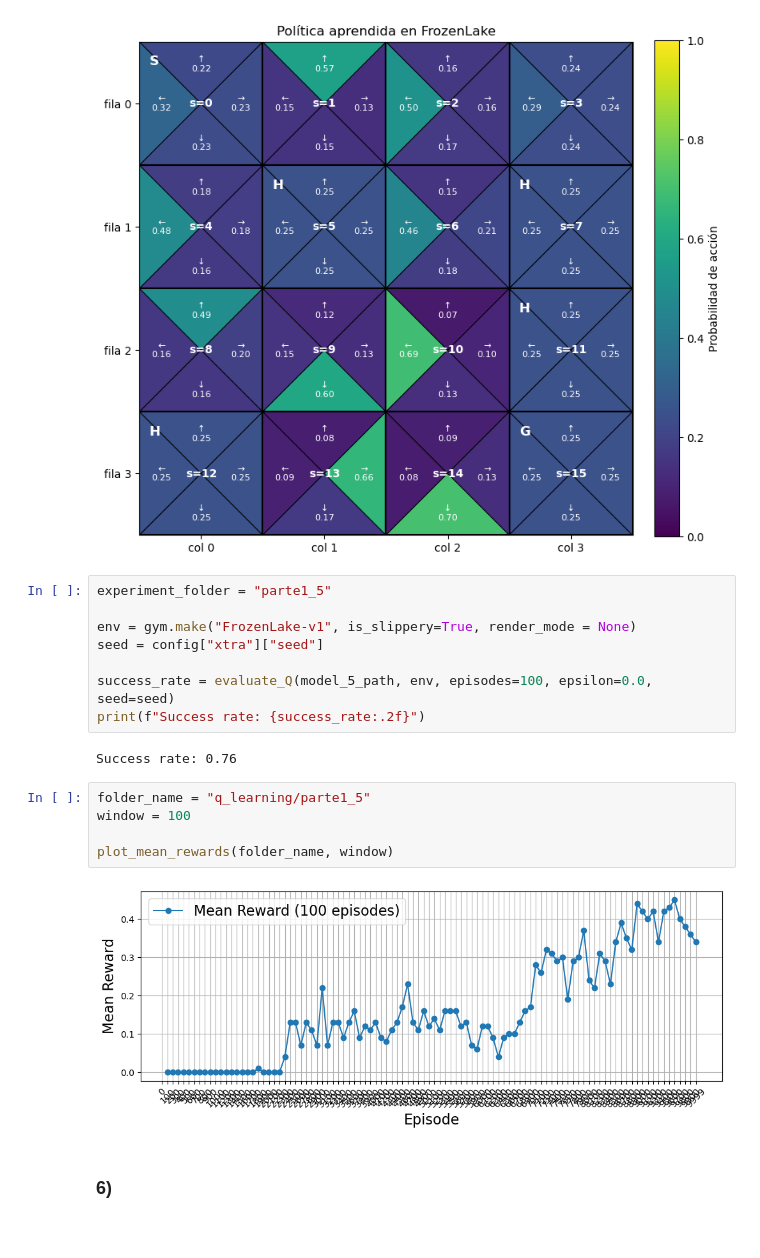
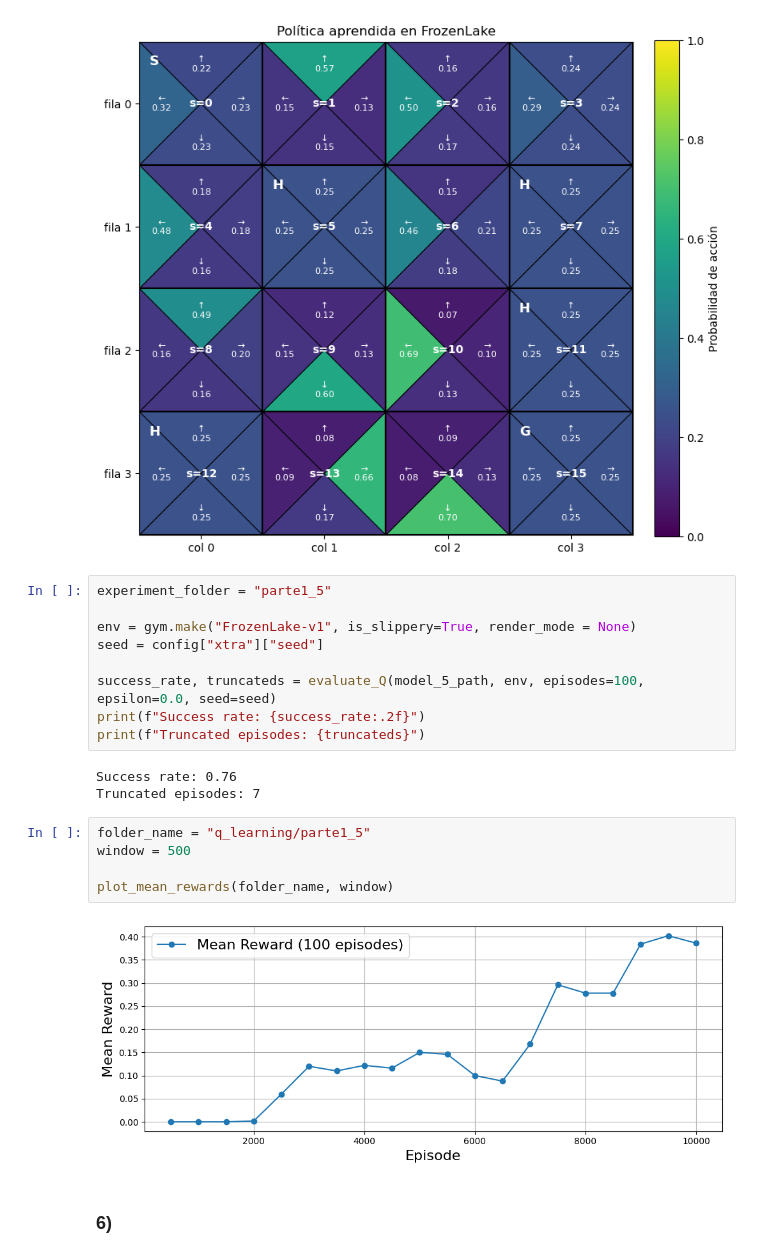
Before and after one commit to LucioLuque/RL-TP2, a Jupyter notebook: notebooks/parte2.ipynb, the cells around one changed output. Drawn from its saved outputs; the diff is of its cells as text.

```diff
--- a/notebooks/parte2.ipynb
+++ b/notebooks/parte2.ipynb
@@ -452,17 +469,19 @@ experiment_folder = "parte1_5"
 env = gym.make("FrozenLake-v1", is_slippery=True, render_mode = None)
 seed = config["xtra"]["seed"]
 
-success_rate = evaluate_Q(model_5_path, env, episodes=100, epsilon=0.0, seed=seed)
+success_rate, truncateds = evaluate_Q(model_5_path, env, episodes=100, epsilon=0.0, seed=seed)
 print(f"Success rate: {success_rate:.2f}")
+print(f"Truncated episodes: {truncateds}")
 # %% [output]
 Success rate: 0.76
+Truncated episodes: 7
 # %%
 folder_name = "q_learning/parte1_5"
-window = 100
+window = 500
 
 plot_mean_rewards(folder_name, window)
 # %% [output]
-[figure, old version]
+[figure, new version]
 # %% [markdown]
 ### 6)
 # %%
```
Also changed, not shown: parts of 3 cells of this notebook, 33 other files.
